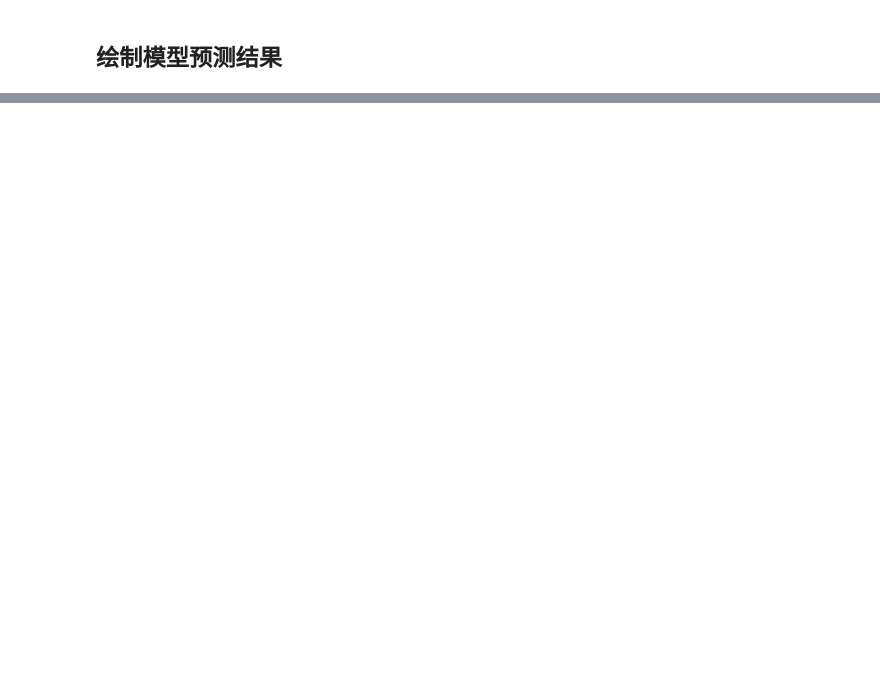
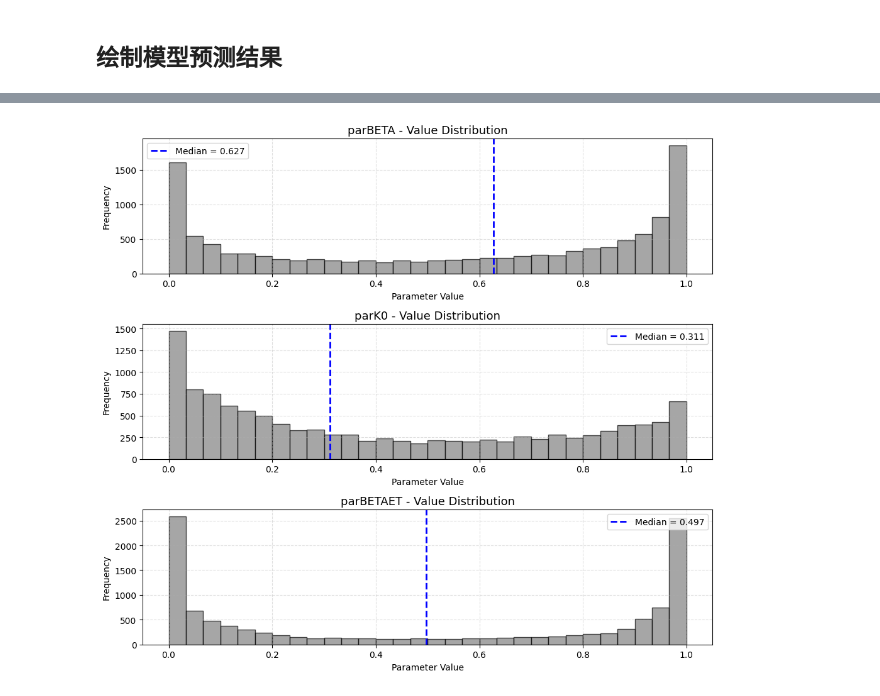
Before and after one commit to chooron/generic_deltamodel, a Jupyter notebook: project/better_estimate/innerflux/visual_timevar_parameters_hopev1.ipynb, the cells around one changed output, grey strips where cells are left out. Cells and saved outputs as stored; diff of their text form; code cells hidden in the pictures; blank space fills up the shorter version.

```diff
--- a/project/better_estimate/innerflux/visual_timevar_parameters_hopev1.ipynb
+++ b/project/better_estimate/innerflux/visual_timevar_parameters_hopev1.ipynb
@@ -78,0 +103,5 @@ plt.show()
+# %%
+plot_parameter_distributions(timevar_params, titles=titles)
+plt.show()
+# %% [output]
+[figure, added]
```
Also changed, not shown: parts of 6 cells of this notebook, 35 other files.
